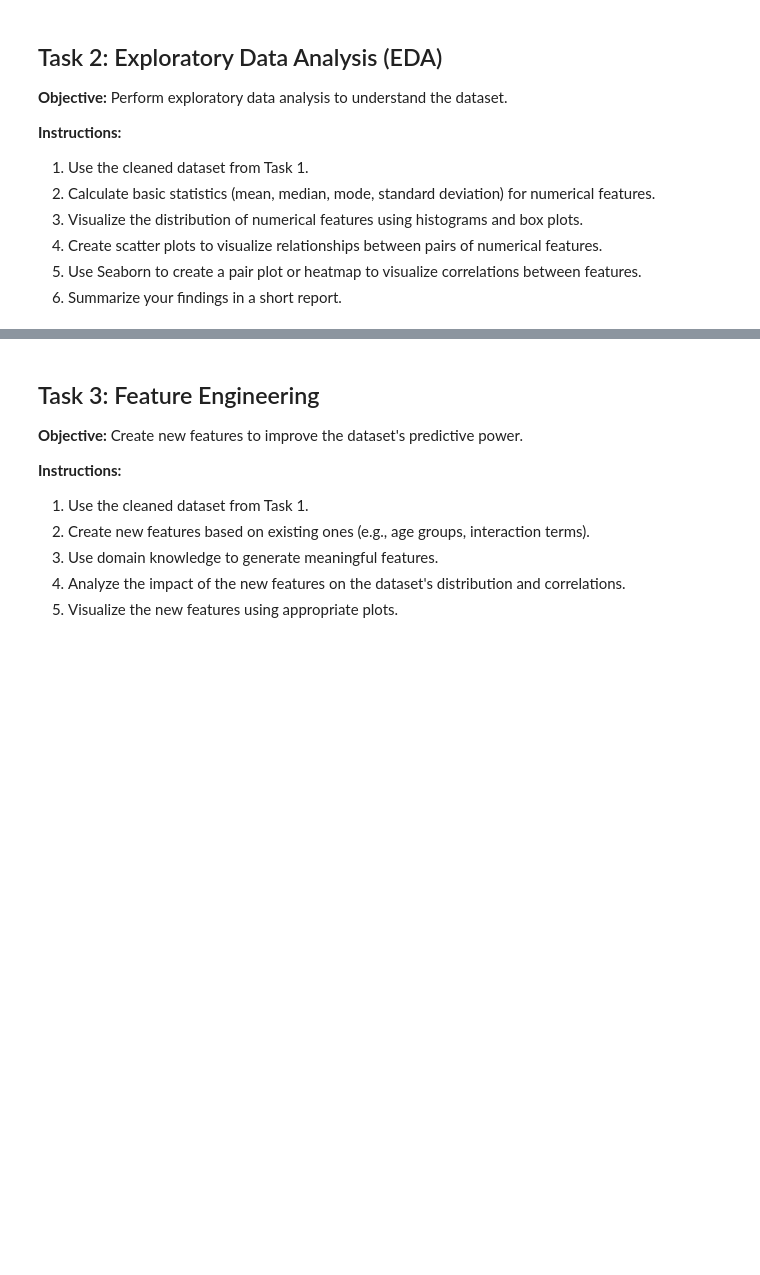
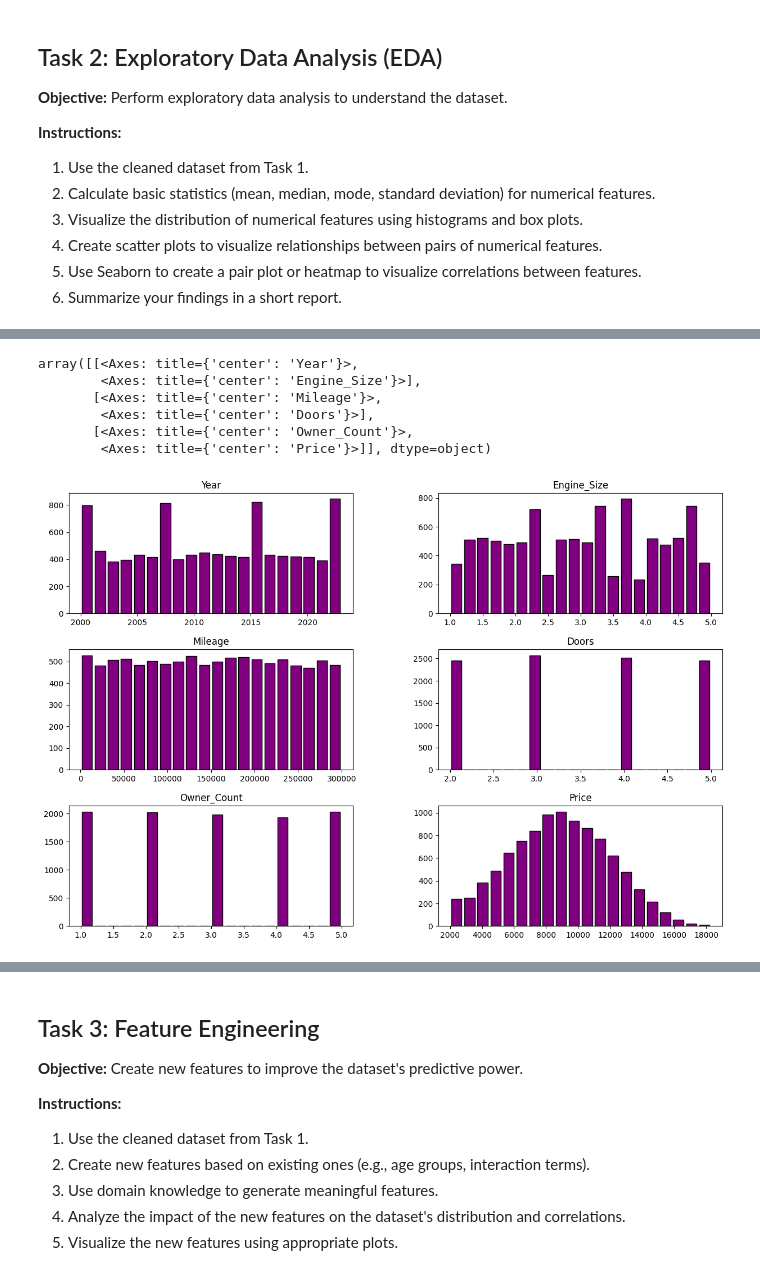
Before and after one commit to ivan-22-3-5/ML_6th_sem, a Jupyter notebook: lab1/lab_1.ipynb, the cells around one changed output, grey strips where cells are left out. Saved outputs shown, nothing was run; the diff lists cells and outputs as text; code cells hidden in the pictures; blank space fills up the shorter version.

```diff
--- a/lab1/lab_1.ipynb
+++ b/lab1/lab_1.ipynb
@@ -73,3 +73,5 @@ df.to_csv("cleaned_car_price_dataset.csv", index=False)
 4. Create scatter plots to visualize relationships between pairs of numerical features.
 5. Use Seaborn to create a pair plot or heatmap to visualize correlations between features.
 6. Summarize your findings in a short report.
+# %%
+numerical_df = df.drop(columns=categorical_cols)
@@ -75,0 +90,15 @@ df.to_csv("cleaned_car_price_dataset.csv", index=False)
+# %%
+numerical_df.hist(rwidth=0.8,
+                  bins=20,
+                  edgecolor='black',
+                  grid=False,
+                  color="purple",
+                  figsize=(15, 10))
+# %% [output]
+array([[<Axes: title={'center': 'Year'}>,
+        <Axes: title={'center': 'Engine_Size'}>],
+       [<Axes: title={'center': 'Mileage'}>,
+        <Axes: title={'center': 'Doors'}>],
+       [<Axes: title={'center': 'Owner_Count'}>,
+        <Axes: title={'center': 'Price'}>]], dtype=object)
+[figure, added]
```
Also changed, not shown: parts of 7 cells of this notebook, 2 other files.
